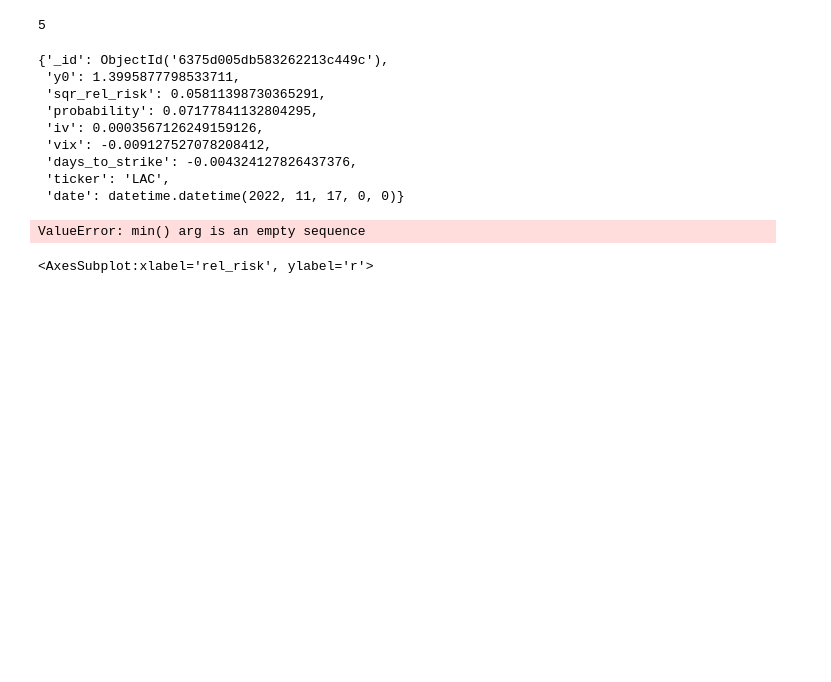
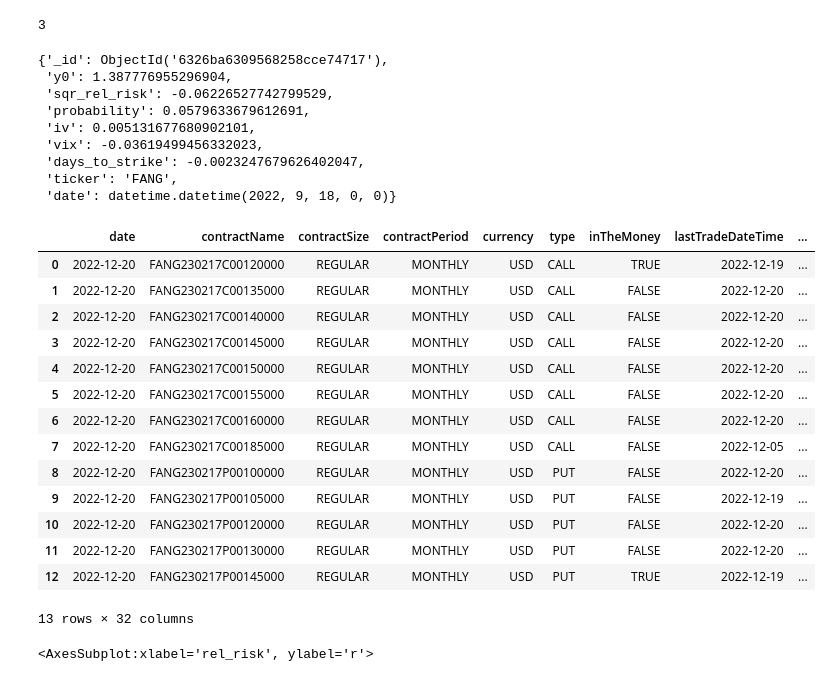
Before and after one commit to andermy/yahooScraper, a Jupyter notebook: daily_portfolio_test.ipynb, the cells around one changed output. Cells and saved outputs as stored; diff of their text form; code cells hidden in the pictures; blank space fills up the shorter version.

```diff
--- a/daily_portfolio_test.ipynb
+++ b/daily_portfolio_test.ipynb
@@ -17,27 +17,41 @@ import time
 m = s.StockMongo()
 import indicator_daily as i
 # %%
-f = m.stock_data.options_analisys.find({'ticker': 'LAC'})
+f = m.stock_data.options_analisys.find({'ticker': 'FANG'})
 f.count()
 # %% [output]
-5
+3
 # %%
-f[4]
+f[2]
 # %% [output]
-{'_id': ObjectId('6375d005db583262213c449c'),
- 'y0': 1.3995877798533711,
- 'sqr_rel_risk': 0.05811398730365291,
- 'probability': 0.07177841132804295,
- 'iv': 0.0003567126249159126,
- 'vix': -0.009127527078208412,
- 'days_to_strike': -0.004324127826437376,
- 'ticker': 'LAC',
- 'date': datetime.datetime(2022, 11, 17, 0, 0)}
+{'_id': ObjectId('6326ba6309568258cce74717'),
+ 'y0': 1.387776955296904,
+ 'sqr_rel_risk': -0.06226527742799529,
+ 'probability': 0.0579633679612691,
+ 'iv': 0.005131677680902101,
+ 'vix': -0.03619499456332023,
+ 'days_to_strike': -0.0023247679626402047,
+ 'ticker': 'FANG',
+ 'date': datetime.datetime(2022, 9, 18, 0, 0)}
 # %%
-o = i.Options('LAC', f[4])
+o = i.Options('FANG', f[2])
 o.options
 # %% [output]
+|  | date | contractName | contractSize | contractPeriod | currency | type | inTheMoney | lastTradeDateTime | ... |
+| 0 | 2022-12-20 | FANG230217C00120000 | REGULAR | MONTHLY | USD | CALL | TRUE | 2022-12-19 | ... |
+| 1 | 2022-12-20 | FANG230217C00135000 | REGULAR | MONTHLY | USD | CALL | FALSE | 2022-12-20 | ... |
+| 2 | 2022-12-20 | FANG230217C00140000 | REGULAR | MONTHLY | USD | CALL | FALSE | 2022-12-20 | ... |
+| 3 | 2022-12-20 | FANG230217C00145000 | REGULAR | MONTHLY | USD | CALL | FALSE | 2022-12-20 | ... |
+| 4 | 2022-12-20 | FANG230217C00150000 | REGULAR | MONTHLY | USD | CALL | FALSE | 2022-12-20 | ... |
+| 5 | 2022-12-20 | FANG230217C00155000 | REGULAR | MONTHLY | USD | CALL | FALSE | 2022-12-20 | ... |
+| 6 | 2022-12-20 | FANG230217C00160000 | REGULAR | MONTHLY | USD | CALL | FALSE | 2022-12-20 | ... |
+| 7 | 2022-12-20 | FANG230217C00185000 | REGULAR | MONTHLY | USD | CALL | FALSE | 2022-12-05 | ... |
+| 8 | 2022-12-20 | FANG230217P00100000 | REGULAR | MONTHLY | USD | PUT | FALSE | 2022-12-20 | ... |
+| 9 | 2022-12-20 | FANG230217P00105000 | REGULAR | MONTHLY | USD | PUT | FALSE | 2022-12-19 | ... |
+| 10 | 2022-12-20 | FANG230217P00120000 | REGULAR | MONTHLY | USD | PUT | FALSE | 2022-12-20 | ... |
+| 11 | 2022-12-20 | FANG230217P00130000 | REGULAR | MONTHLY | USD | PUT | FALSE | 2022-12-20 | ... |
+| 12 | 2022-12-20 | FANG230217P00145000 | REGULAR | MONTHLY | USD | PUT | TRUE | 2022-12-19 | ... |
-ValueError: min() arg is an empty sequence
+13 rows × 32 columns
 # %%
 s = o.returns
 #s[s.is_won].plot.scatter(x='probability', y='return')
```
Also changed, not shown: parts of 10 cells of this notebook, 3 other files.
